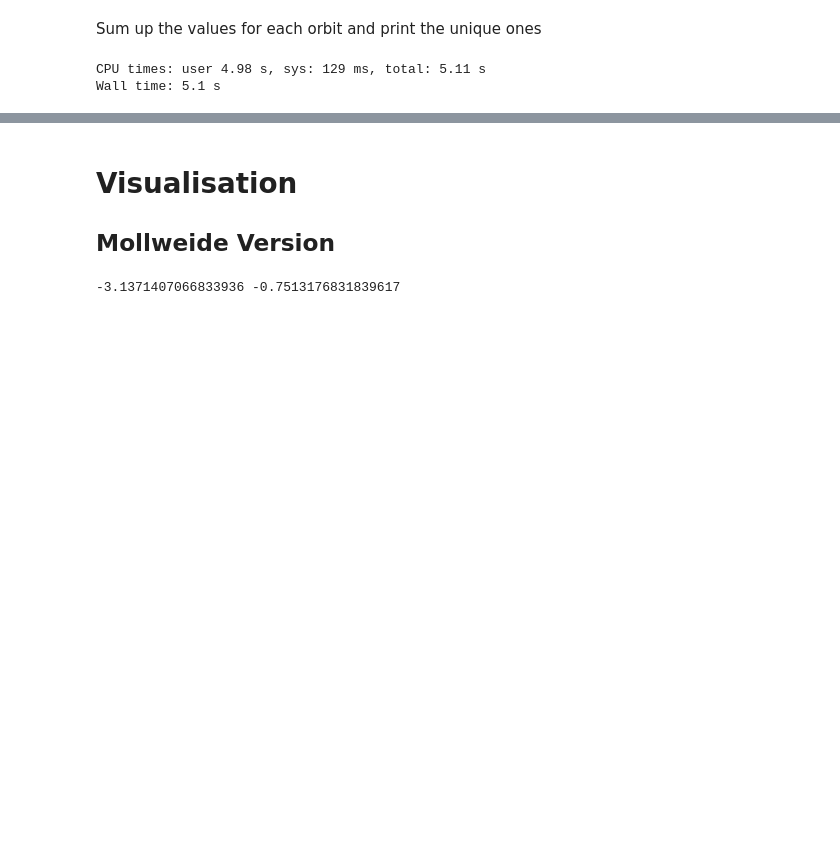
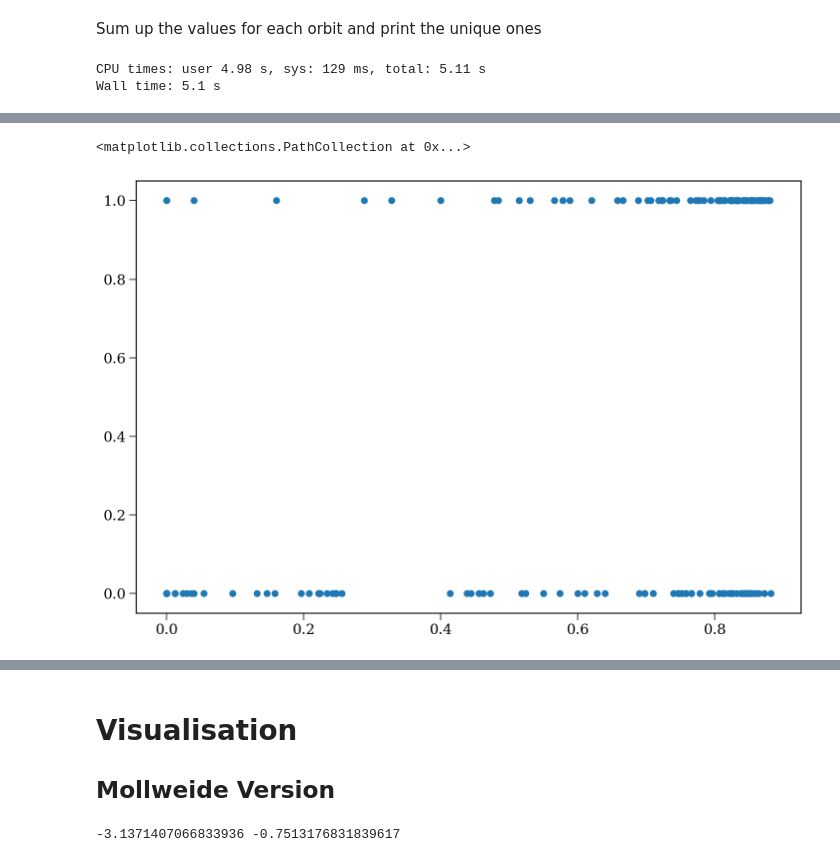
Before and after one commit to dirac-institute/hybrid_sso_catalogue, a Jupyter notebook: lsst_detection_probability/Predict misses.ipynb, the cells around one changed output, grey strips where cells are left out. Drawn from its saved outputs; the diff is of its cells as text; code cells hidden in the pictures; blank space fills up the shorter version.

Commit message:
update after run, move plotting code

```diff
--- a/lsst_detection_probability/Predict misses.ipynb
+++ b/lsst_detection_probability/Predict misses.ipynb
@@ -172,0 +224,3 @@ from matplotlib.collections import PatchCollection
+# %%
+%%time
+probs, will_be_detected = detection_probability.get_detection_probabilities(night_start=0)
@@ -172,0 +301,5 @@ from matplotlib.collections import PatchCollection
+# %%
+plt.scatter(probs, will_be_detected.astype(int))
+# %% [output]
+<matplotlib.collections.PathCollection at 0x...>
+[figure, added]
```
Also changed, not shown: parts of 13 cells of this notebook, 3 other files.
